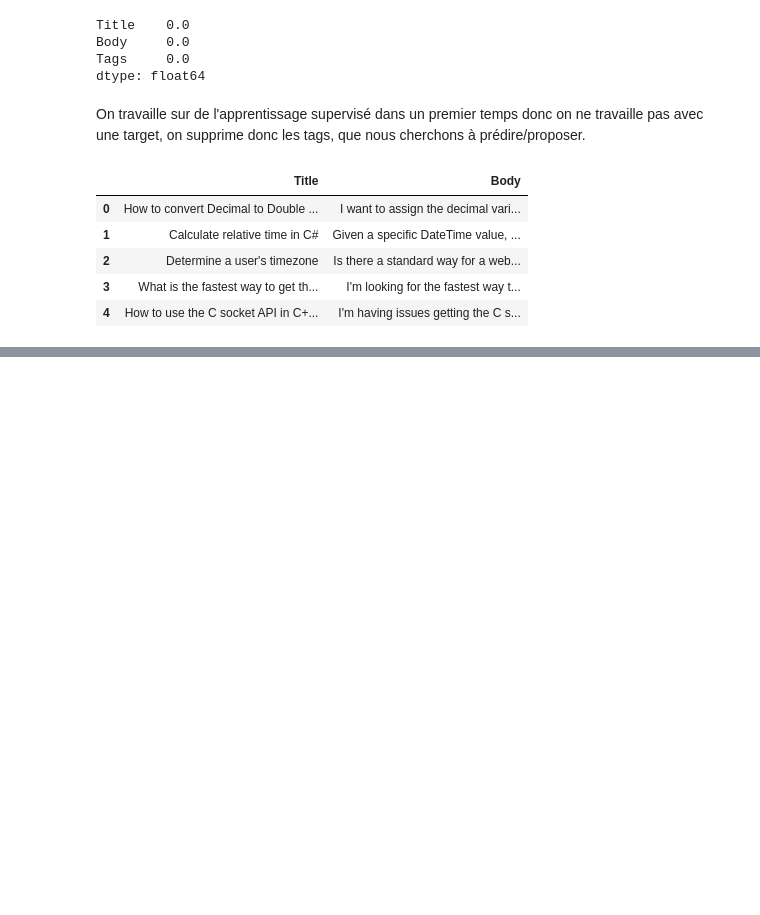
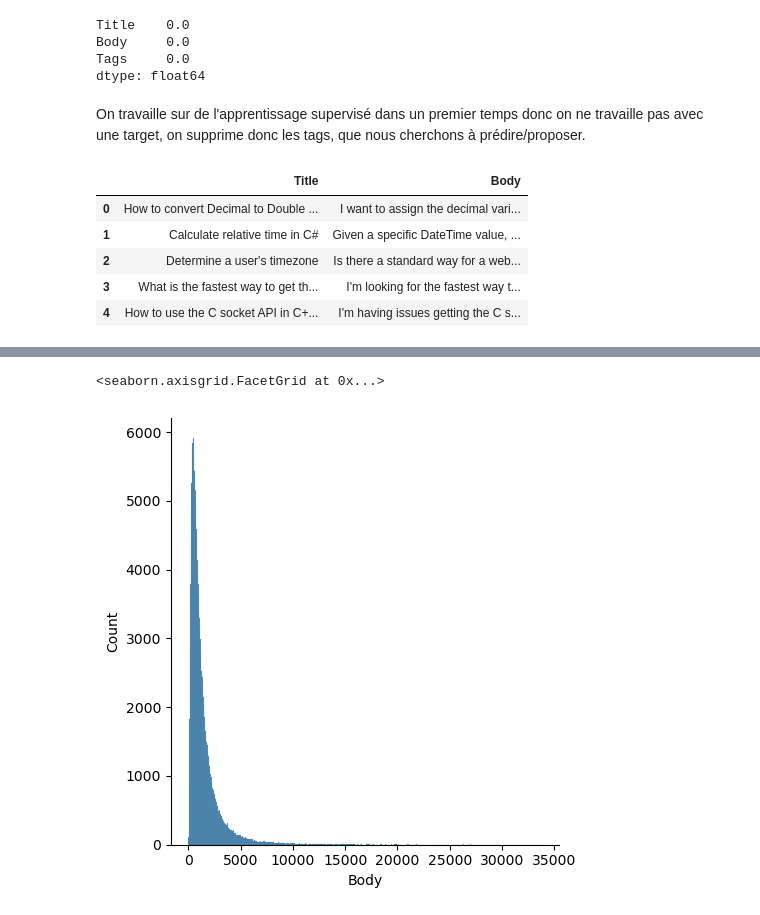
Before and after one commit to MathisKeberling/Projet_Classification_Auto_Questions-OC-, a Jupyter notebook: Exploration.ipynb, the cells around one changed output, grey strips where cells are left out. Cells and saved outputs as stored; diff of their text form; code cells hidden in the pictures; blank space fills up the shorter version.

```diff
--- a/Exploration.ipynb
+++ b/Exploration.ipynb
@@ -342,0 +446,5 @@ data.head()
+# %%
+sns.displot(tmp2)
+# %% [output]
+<seaborn.axisgrid.FacetGrid at 0x...>
+[figure, added]
```
Also changed, not shown: parts of 101 cells of this notebook.
